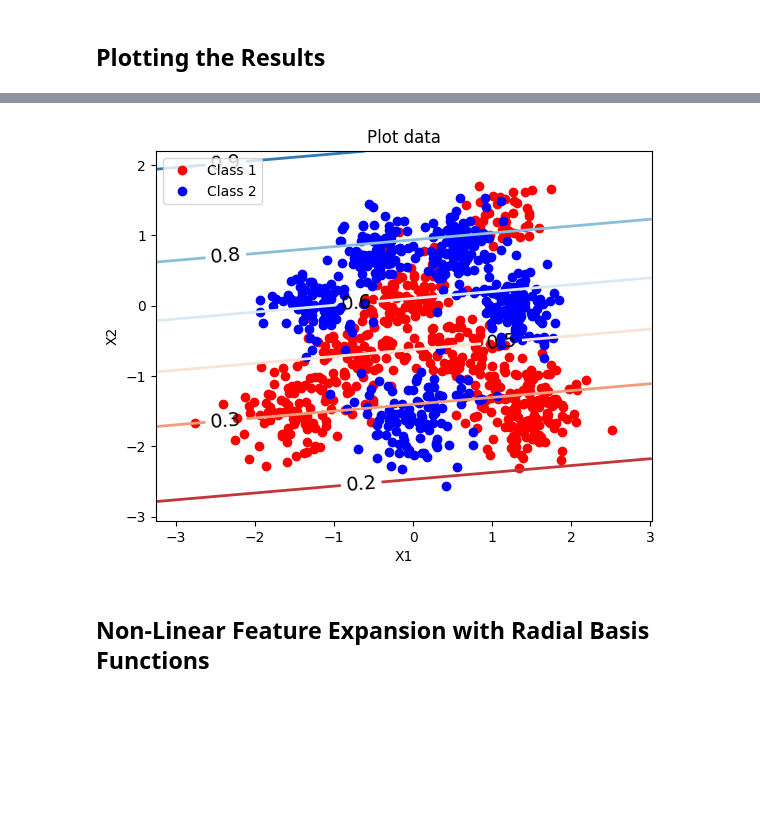
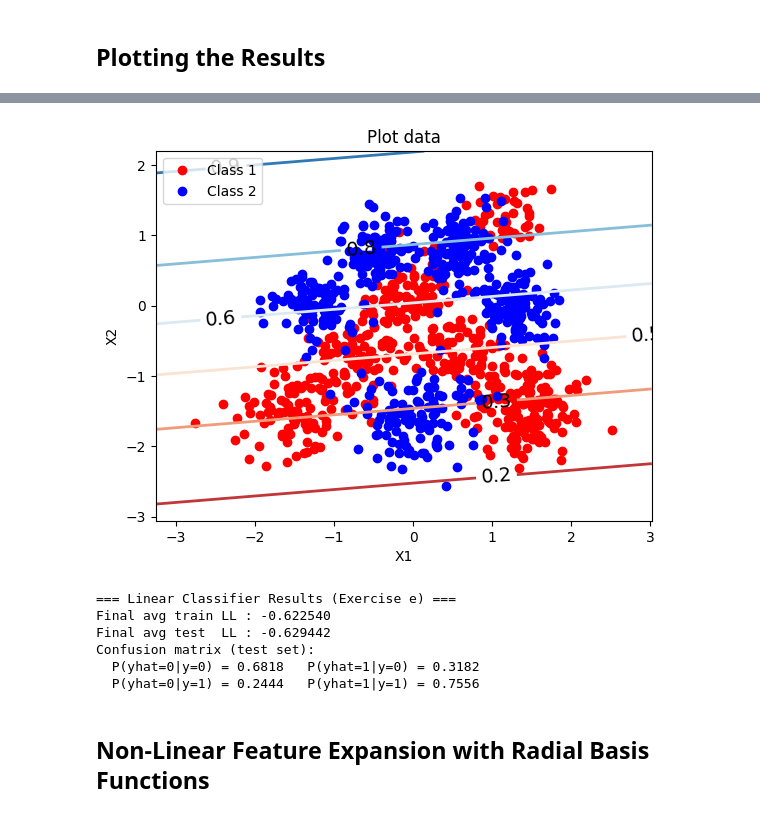
Before and after one commit to jc2409/3F8_Lab, a Jupyter notebook: 3F8_coursework.ipynb, the cells around one changed output, grey strips where cells are left out. Cells and saved outputs as stored; diff of their text form; code cells hidden in the pictures; blank space fills up the shorter version.

```diff
--- a/3F8_coursework.ipynb
+++ b/3F8_coursework.ipynb
@@ -228,0 +164,10 @@ w, ll_train, ll_test = fit_w(X_tilde_train, y_train, X_tilde_test, y_test, n_ste
+# %%
+# We train the linear classifier
+
+alpha = 1/800
+n_steps = 100
+
+X_tilde_train_lin = get_x_tilde(X_train)
+X_tilde_test_lin = get_x_tilde(X_test)
+w_lin, ll_train_lin, ll_test_lin = fit_w(X_tilde_train_lin, y_train, X_tilde_test_lin, y_test, n_steps, alpha, verbose=False)
+print(f"Linear — final train LL: {ll_train_lin[-1]:.6f},  test LL: {ll_test_lin[-1]:.6f}")
@@ -260,32 +198,47 @@ plot_ll(ll_test)
 # %%
-##
-# Function that plots the predictive probabilities of the logistic classifier
-#
-# Input:
-#
-# X: 2d array with the input features for the data (without adding a constant column with ones at the beginning)
-# y: 1d array with the class labels (0 or 1) for the data
-# w: parameter vector
-# map_inputs: function that expands the original 2D inputs using basis functions.
-#
-# Output: Nothing.
-#
-
-def plot_predictive_distribution(X, y, w, map_inputs = lambda x : x):
+def plot_predictive_distribution(X, y, w, map_inputs=lambda x: x, filename=None):
     xx, yy = plot_data_internal(X, y)
     ax = plt.gca()
-    X_tilde = get_x_tilde(map_inputs(np.concatenate((xx.ravel().reshape((-1, 1)), yy.ravel().reshape((-1, 1))), 1)))
+    X_tilde = get_x_tilde(map_inputs(np.concatenate(
+        (xx.ravel().reshape((-1, 1)), yy.ravel().reshape((-1, 1))), 1)))
     Z = predict(X_tilde, w)
     Z = Z.reshape(xx.shape)
-    cs2 = ax.contour(xx, yy, Z, cmap = 'RdBu', linewidths = 2)
-    plt.clabel(cs2, fmt = '%2.1f', colors = 'k', fontsize = 14)
+    cs2 = ax.contour(xx, yy, Z, cmap='RdBu', linewidths=2)
+    plt.clabel(cs2, fmt='%2.1f', colors='k', fontsize=14)
+    if filename:
+        plt.savefig(filename, dpi=100, bbox_inches='tight')
     plt.show()
 # %%
-# We plot the predictive distribution
-
-plot_predictive_distribution(X, y, w)
+# Plot and save predictive distribution for linear classifier
+plot_predictive_distribution(X, y, w_lin, filename='fig_lin_contour.png')
 # %% [output]
-[figure, old version]
+[figure, new version]
+# %%
+# Confusion matrix for linear classifier (Exercise e)
+threshold = 0.5
+y_pred_test_lin = (predict(X_tilde_test_lin, w_lin) > threshold).astype(int)
+
+n0_test = np.sum(y_test == 0)
+n1_test = np.sum(y_test == 1)
+
+TN_lin = np.sum((y_test == 0) & (y_pred_test_lin == 0)) / n0_test
+FP_lin = np.sum((y_test == 0) & (y_pred_test_lin == 1)) / n0_test
+FN_lin = np.sum((y_test == 1) & (y_pred_test_lin == 0)) / n1_test
+TP_lin = np.sum((y_test == 1) & (y_pred_test_lin == 1)) / n1_test
+
+print("=== Linear Classifier Results (Exercise e) ===")
+print(f"Final avg train LL : {ll_train_lin[-1]:.6f}")
+print(f"Final avg test  LL : {ll_test_lin[-1]:.6f}")
+print("Confusion matrix (test set):")
+print(f"  P(yhat=0|y=0) = {TN_lin:.4f}   P(yhat=1|y=0) = {FP_lin:.4f}")
+print(f"  P(yhat=0|y=1) = {FN_lin:.4f}   P(yhat=1|y=1) = {TP_lin:.4f}")
+# %% [output]
+=== Linear Classifier Results (Exercise e) ===
+Final avg train LL : -0.622540
+Final avg test  LL : -0.629442
+Confusion matrix (test set):
+  P(yhat=0|y=0) = 0.6818   P(yhat=1|y=0) = 0.3182
+  P(yhat=0|y=1) = 0.2444   P(yhat=1|y=1) = 0.7556
 # %% [markdown]
 ## Non-Linear Feature Expansion with Radial Basis Functions
 # %%
```
Also changed, not shown: parts of 26 cells of this notebook, 29 other files.
